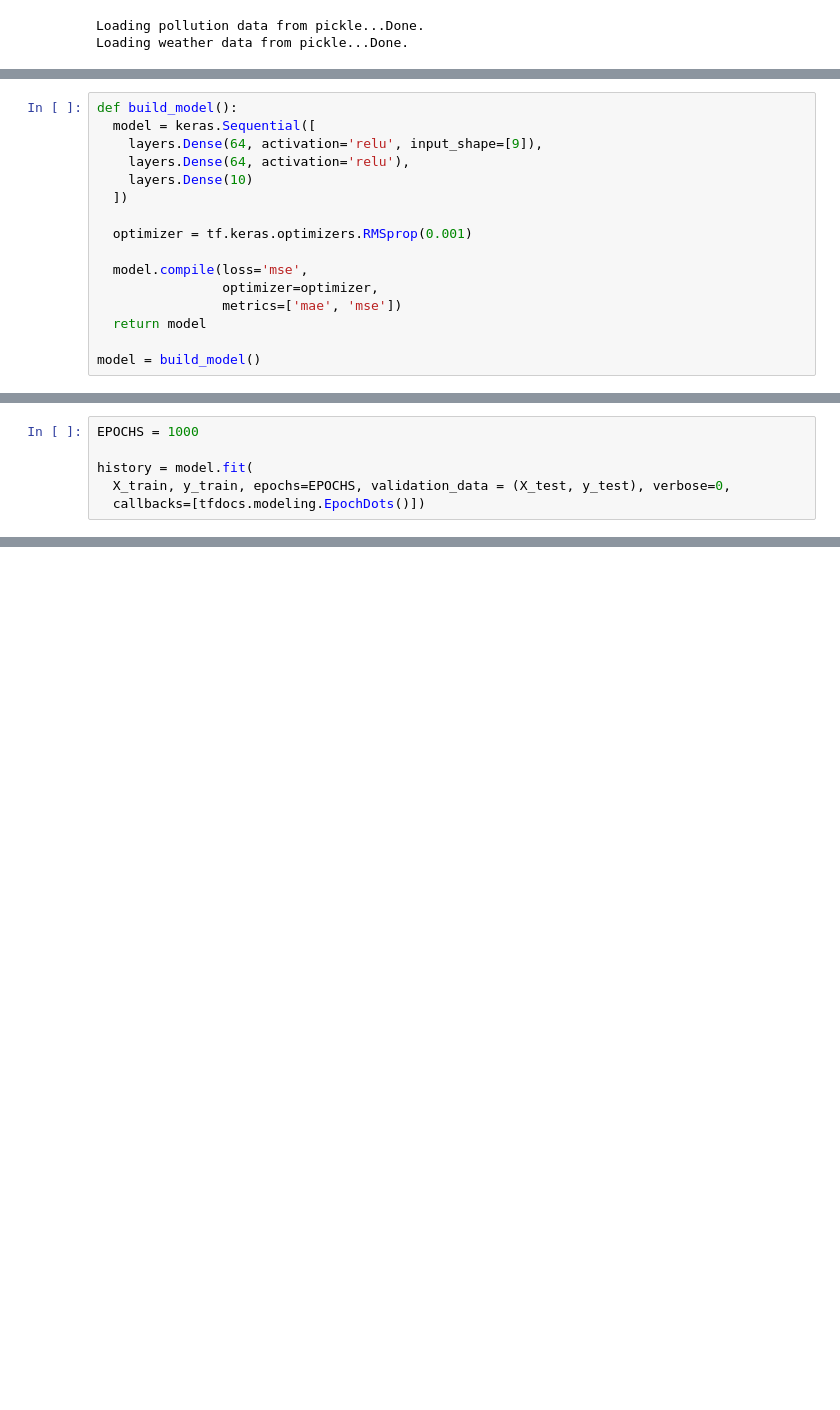
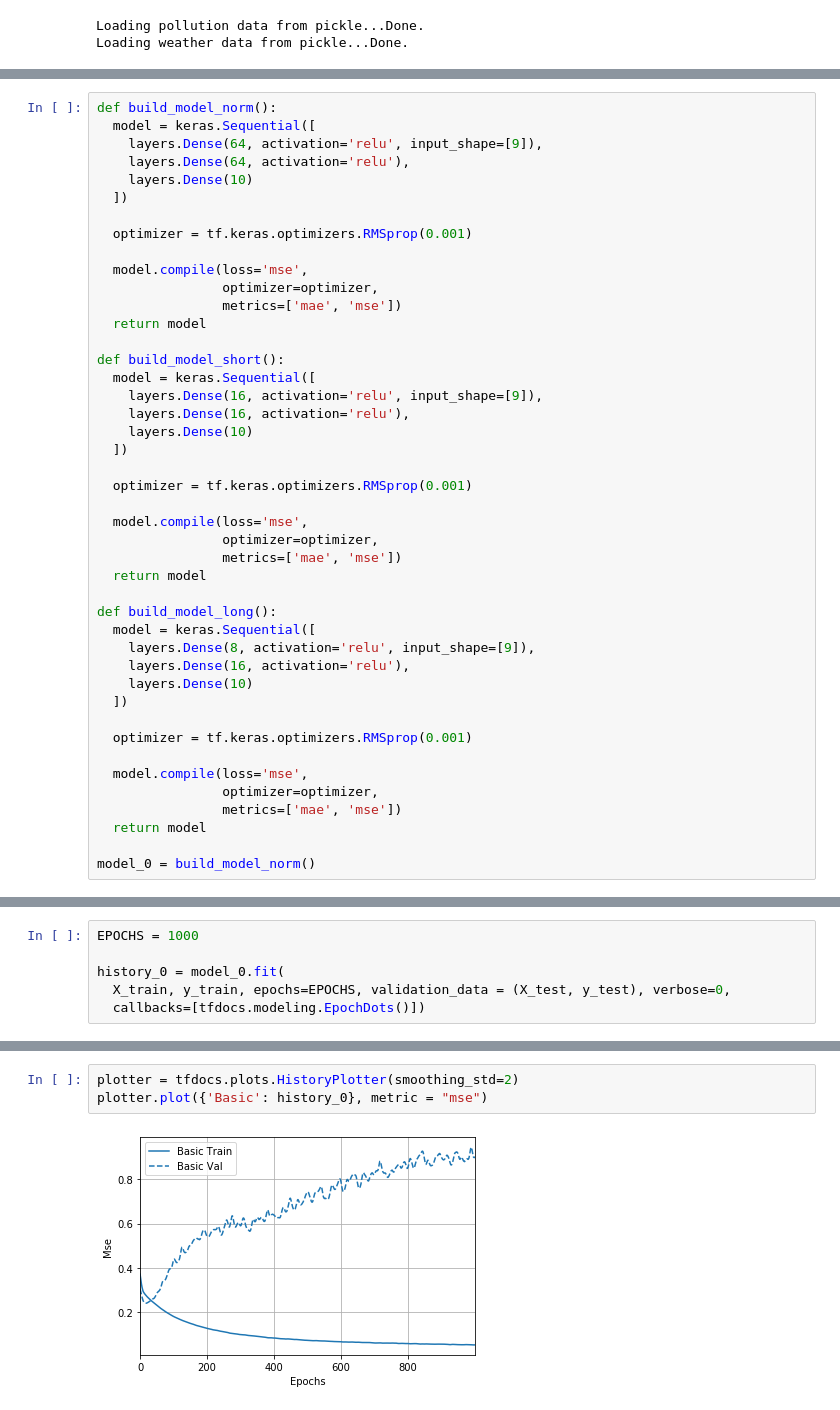
Before and after one commit to anzu7346/CSCI4622_EPA_Atmo, a Jupyter notebook: code/Untitled3.ipynb, the cells around one changed output, grey strips where cells are left out. Saved outputs shown, nothing was run; the diff lists cells and outputs as text; blank space fills up the shorter version.

```diff
--- a/code/Untitled3.ipynb
+++ b/code/Untitled3.ipynb
@@ -389,5 +481,5 @@ y_train.shape
 # %%
-def build_model():
+def build_model_norm():
   model = keras.Sequential([
     layers.Dense(64, activation='relu', input_shape=[9]),
     layers.Dense(64, activation='relu'),
@@ -401,5 +493,33 @@ def build_model():
                 metrics=['mae', 'mse'])
   return model
 
-model = build_model()
+def build_model_short():
+  model = keras.Sequential([
+    layers.Dense(16, activation='relu', input_shape=[9]),
+    layers.Dense(16, activation='relu'),
+    layers.Dense(10)
+  ])
+
+  optimizer = tf.keras.optimizers.RMSprop(0.001)
+
+  model.compile(loss='mse',
+                optimizer=optimizer,
+                metrics=['mae', 'mse'])
+  return model
+
+def build_model_long():
+  model = keras.Sequential([
+    layers.Dense(8, activation='relu', input_shape=[9]),
+    layers.Dense(16, activation='relu'),
+    layers.Dense(10)
+  ])
+
+  optimizer = tf.keras.optimizers.RMSprop(0.001)
+
+  model.compile(loss='mse',
+                optimizer=optimizer,
+                metrics=['mae', 'mse'])
+  return model
+
+model_0 = build_model_norm()
 # %%
@@ -422,7 +542,7 @@ _________________________________________________________________
 # %%
 EPOCHS = 1000
 
-history = model.fit(
+history_0 = model_0.fit(
   X_train, y_train, epochs=EPOCHS, validation_data = (X_test, y_test), verbose=0,
   callbacks=[tfdocs.modeling.EpochDots()])
 # %% [output]
@@ -448 +568,6 @@ Epoch: 900, loss:0.0148,  mae:0.0739,  mse:0.0148,  val_loss:0.4377,  val_mae:0.
 ....................................................................................................
+# %%
+plotter = tfdocs.plots.HistoryPlotter(smoothing_std=2)
+plotter.plot({'Basic': history_0}, metric = "mse")
+# %% [output]
+[figure, added]
```
Also changed, not shown: parts of 21 cells of this notebook.
